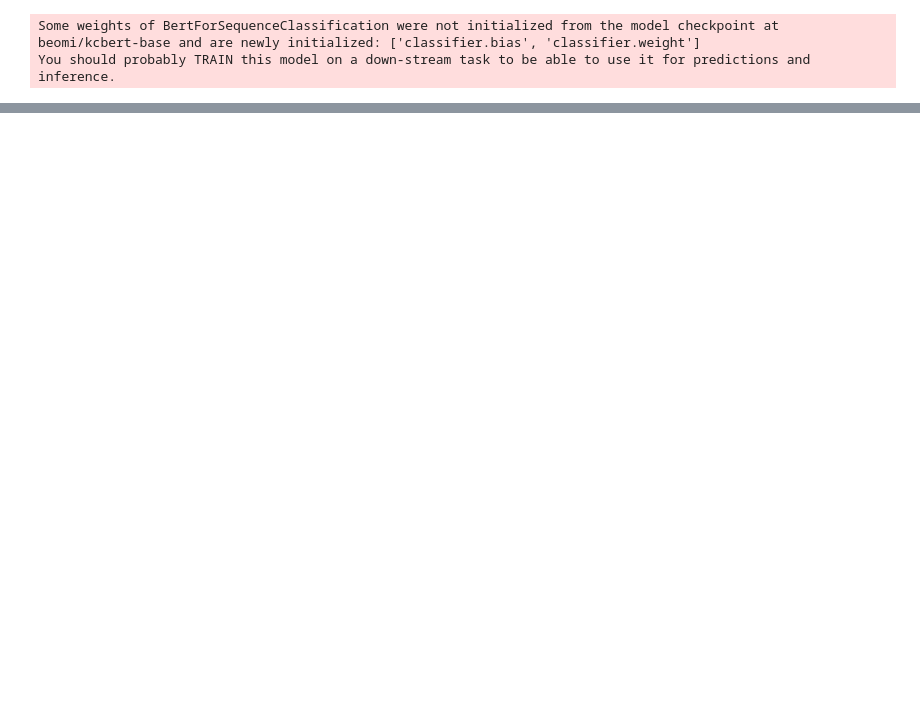
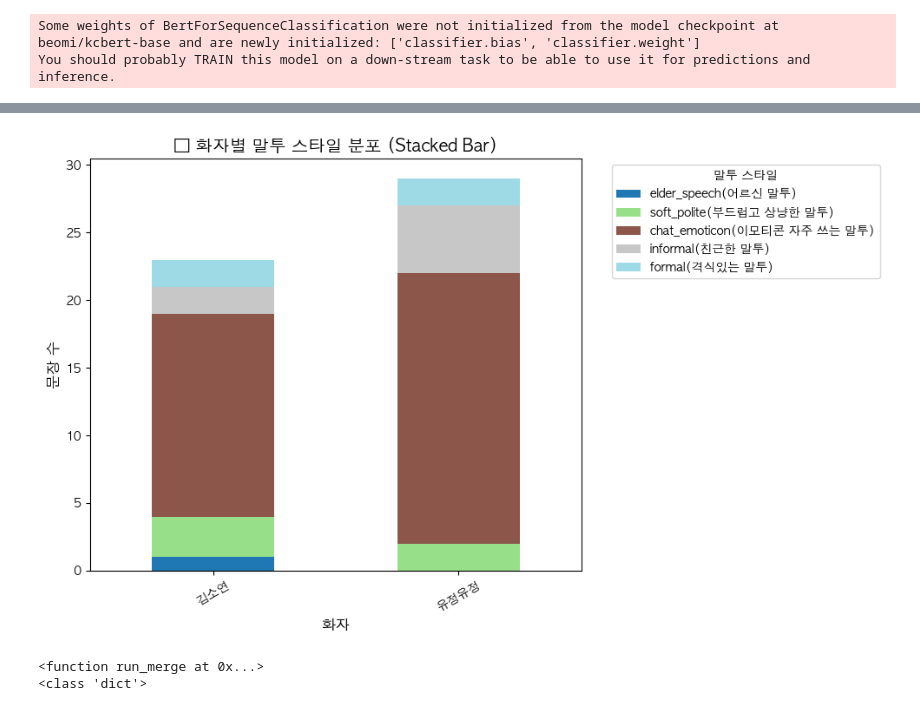
Before and after one commit to ssy330/ToneDetect, a Jupyter notebook: run_pipeline.ipynb, the cells around one changed output, grey strips where cells are left out. Cells and saved outputs as stored; diff of their text form; code cells hidden in the pictures; blank space fills up the shorter version.

```diff
--- a/run_pipeline.ipynb
+++ b/run_pipeline.ipynb
@@ -1,18 +1,20 @@
 # %%
 # ✅ 1. 기본 import
 import sys
-sys.path.append("./전처리")
-
 import os
 import importlib
 import torch
+sys.path.append(os.path.join(os.getcwd(), "전처리"))
 import merge
+import matplotlib.pyplot as plt
+import matplotlib.font_manager as fm
 from transformers import AutoTokenizer, AutoModelForSequenceClassification
 from peft import PeftModel
+from collections import defaultdict
+
+plt.rcParams['font.family'] = 'AppleGothic'
 
 # ✅ 2. merge.py 실행
-# merge.py 가 "전처리/merge.py" 에 있으므로 sys.path에 추가
-sys.path.append(os.path.join(os.getcwd(), "전처리"))
 
 import merge  # 전처리 모듈 불러오기
 
@@ -49,20 +51,49 @@ label_map = {
     4: "soft_polite(부드럽고 상냥한 말투)"
 }
 
-# ✅ 6. 전체 예측
-from collections import defaultdict
+# ✅ speaker 별 style_counts 초기화
+speaker_style_counts = defaultdict(lambda: defaultdict(int))
+clean_sentences = merge.run_merge(input_chat_path)
 
-style_counts = defaultdict(int)
+# ✅ 각 문장 예측
+for msg in clean_sentences:
+    speaker = msg['speaker']
+    text = msg['text']
+    pred = predict_style(text)
+    style_name = label_map[pred]
+    speaker_style_counts[speaker][style_name] += 1
 
-for sentence in clean_sentences:
-    pred = predict_style(sentence)
-    style_name = label_map[pred]
-    style_counts[style_name] += 1
+# ✅ 결과 출력
+print("\n📊 [화자별 예측 결과 요약]")
+for speaker, style_counts in speaker_style_counts.items():
+    print(f"\n🧑 {speaker}")
+    total = sum(style_counts.values())
+    for style, count in style_counts.items():
+        percent = count / total * 100
+        print(f"- {style}: {count} 문장 ({percent:.2f}%)")
 
-# ✅ 7. 결과 출력
-print("\n📊 예측 결과 요약:")
-for style, count in style_counts.items():
-    print(f"- {style}: {count} 문장")
+# ✅ 8. 시각화 (화자별 stacked bar chart 예시)
+import pandas as pd
+
+# DataFrame으로 변환
+data = []
+for speaker, style_counts in speaker_style_counts.items():
+    row = {'speaker': speaker}
+    row.update(style_counts)
+    data.append(row)
+
+df = pd.DataFrame(data).fillna(0)
+df.set_index('speaker', inplace=True)
+
+# 시각화
+df.plot(kind='bar', stacked=True, figsize=(10, 6), colormap='tab20')
+plt.title("📊 화자별 말투 스타일 분포 (Stacked Bar)", fontsize=14)
+plt.xlabel("화자", fontsize=12)
+plt.ylabel("문장 수", fontsize=12)
+plt.xticks(rotation=30)
+plt.legend(title='말투 스타일', bbox_to_anchor=(1.05, 1), loc='upper left')
+plt.tight_layout()
+plt.show()
 # %% [output]
 Some weights of BertForSequenceClassification were not initialized from the model checkpoint at beomi/kcbert-base and are newly initialized: ['classifier.bias', 'classifier.weight']
 You should probably TRAIN this model on a down-stream task to be able to use it for predictions and inference.
@@ -74,0 +114,7 @@ You should probably TRAIN this model on a down-stream task to be able to use it
+[figure, added]
+# %%
+print(merge.run_merge)  # 지금 어떤 함수가 로드됐는지 확인
+print(type(clean_sentences[0]))  # dict 인지, string 인지 확인
+# %% [output]
+<function run_merge at 0x...>
+<class 'dict'>
```
Also changed, not shown: parts of 1 cell of this notebook, 1 other file.
